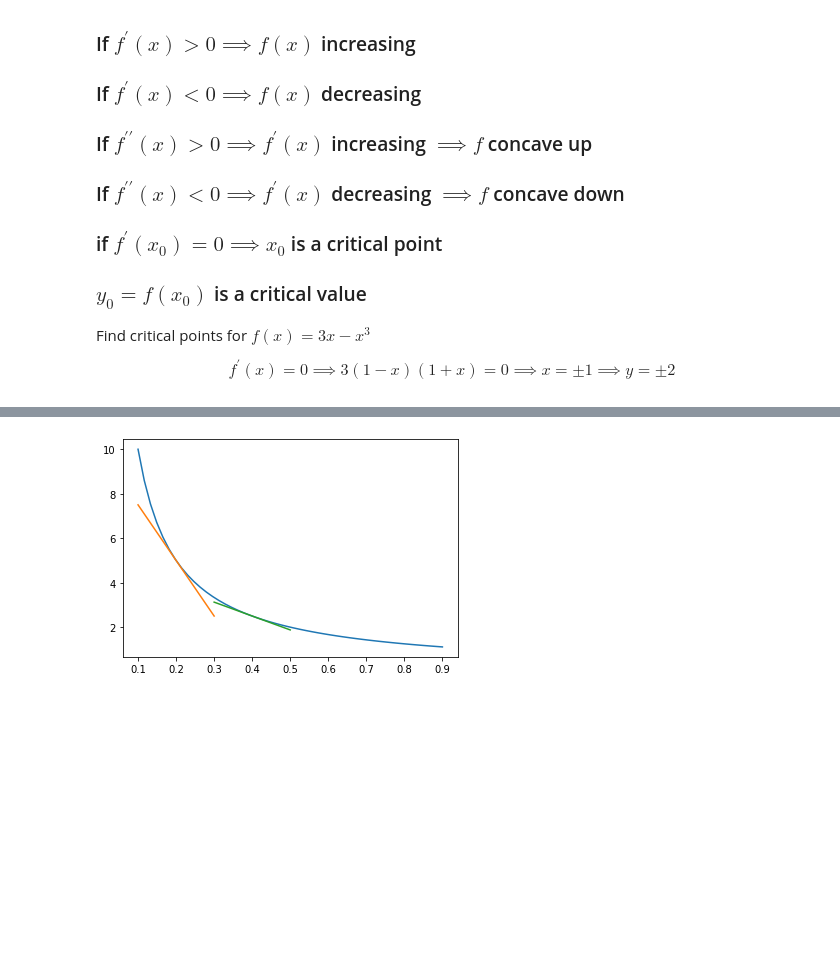
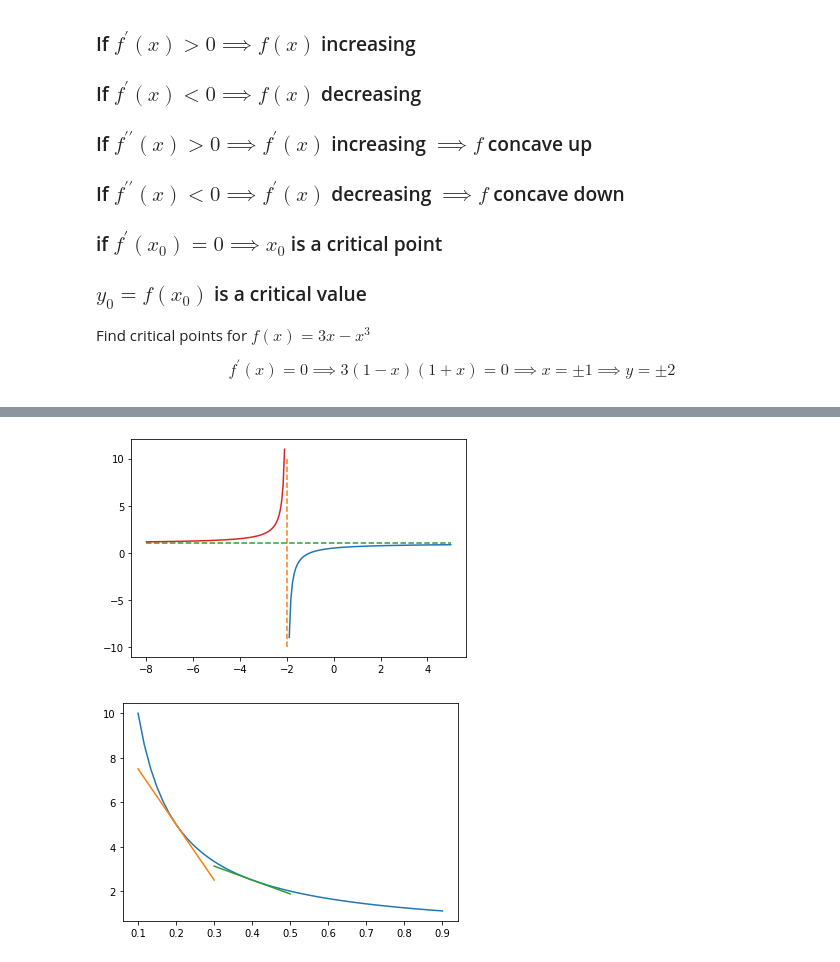
Before and after one commit to baileybunch5dad/ma1801, a Jupyter notebook: curvesketching.ipynb, the cells around one changed output, grey strips where cells are left out. Cells and saved outputs as stored; diff of their text form; code cells hidden in the pictures; blank space fills up the shorter version.

```diff
--- a/curvesketching.ipynb
+++ b/curvesketching.ipynb
@@ -55,3 +89,17 @@ plt.show()
+# %%
+import matplotlib.pyplot as plt
+import math
+import pandas as pd
+import numpy as np
+x = np.linspace(-1.9,5,100)
+plt.plot(x,(x+1)/(x+2))
+x = np.linspace(-8,-2.1,100)
+plt.plot([-2,-2],[-10,10],linestyle='dashed')
+plt.plot([-8,5],[1,1],ls='dashed')
+plt.plot(x,(x+1)/(x+2))
+plt.show()
+# %% [output]
+[figure, added]
 # %%
 # Example where second derivative is increasing
 import matplotlib.pyplot as plt
```
Also changed, not shown: parts of 3 cells of this notebook.
